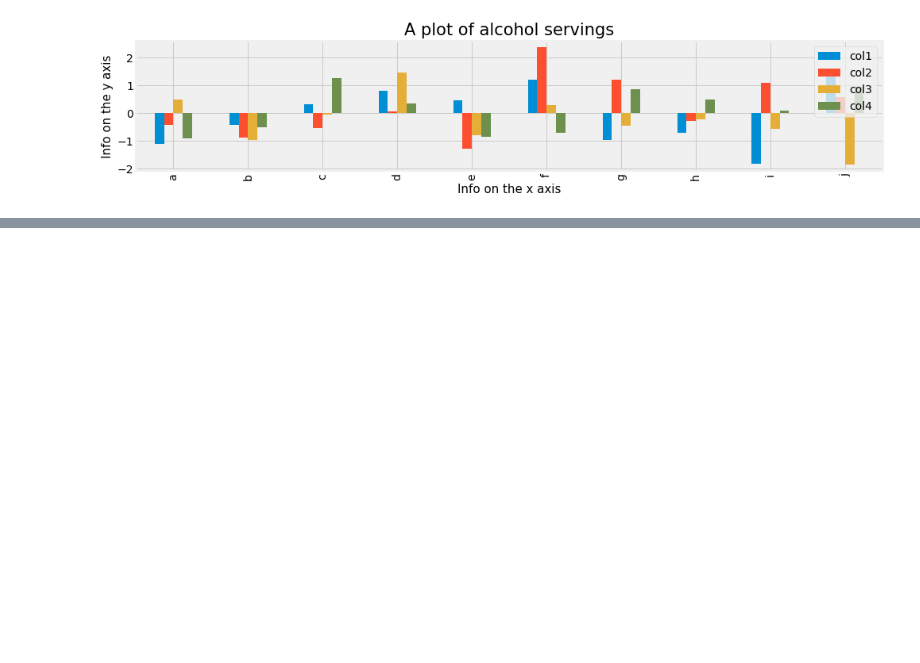
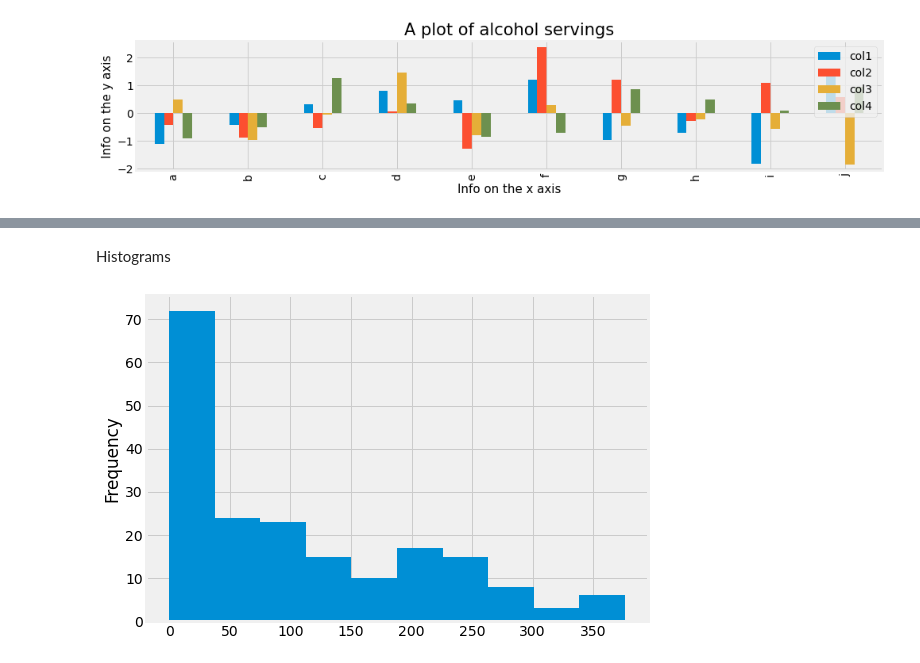
Before and after one commit to amieholmes/datavisualisation, a Jupyter notebook: Day 3 - Data Viz.ipynb, the cells around one changed output, grey strips where cells are left out. Drawn from its saved outputs; the diff is of its cells as text; code cells hidden in the pictures; blank space fills up the shorter version.

```diff
--- a/Day 3 - Data Viz.ipynb
+++ b/Day 3 - Data Viz.ipynb
@@ -194,0 +199,6 @@ ax.set_xlabel('Info on the x axis', fontsize=15);
+# %% [markdown]
+Histograms
+# %%
+drinks.beer.plot(kind='hist', bins=10);
+# %% [output]
+[figure, added]
```
Also changed, not shown: parts of 19 cells of this notebook.
